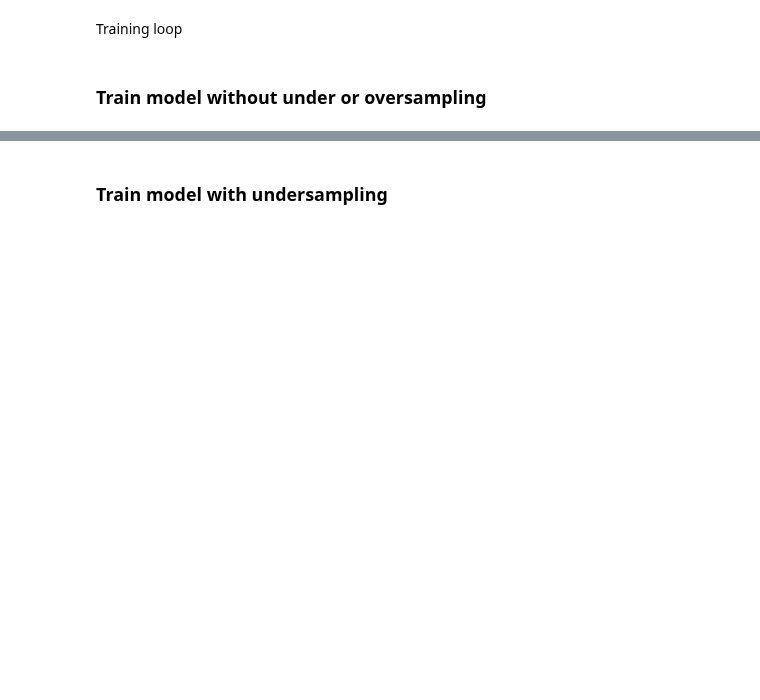
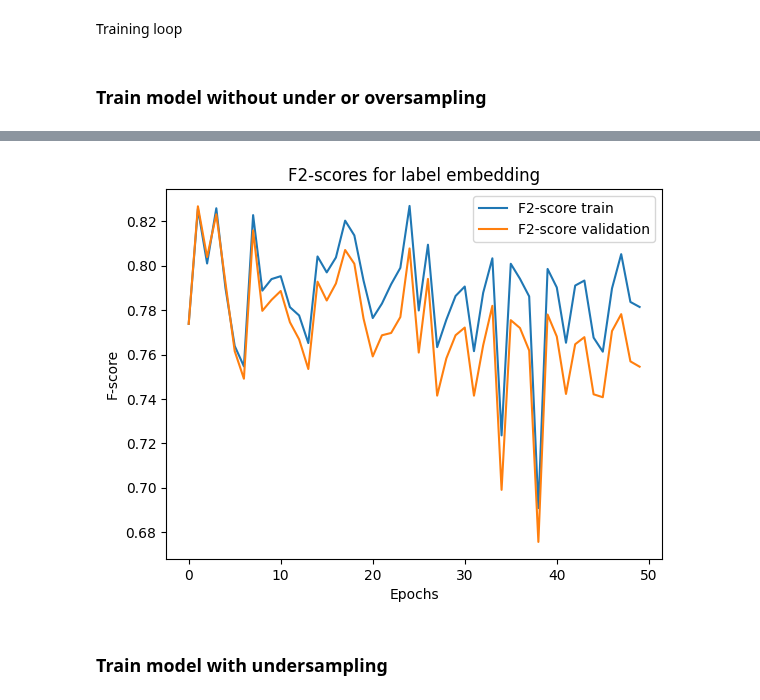
Before and after one commit to medplot/data-mining-project, a Jupyter notebook: jupyter_notebooks/neural_network_label_embedding.ipynb, the cells around one changed output, grey strips where cells are left out. Cells and saved outputs as stored; diff of their text form; code cells hidden in the pictures; blank space fills up the shorter version.

```diff
--- a/jupyter_notebooks/neural_network_label_embedding.ipynb
+++ b/jupyter_notebooks/neural_network_label_embedding.ipynb
@@ -296,3 +298,7 @@ plot_accuracy(accuracy_values)
+# %%
+plot_multiple_f_scores([f_scores, f_scores_validation], labels=["F2-score train", "F2-score validation"], title="F2-scores for label embedding")
+# %% [output]
+[figure, added]
 # %% [markdown]
 ### Train model with undersampling
 # %%
```
Also changed, not shown: parts of 27 cells of this notebook, 1 other file.
